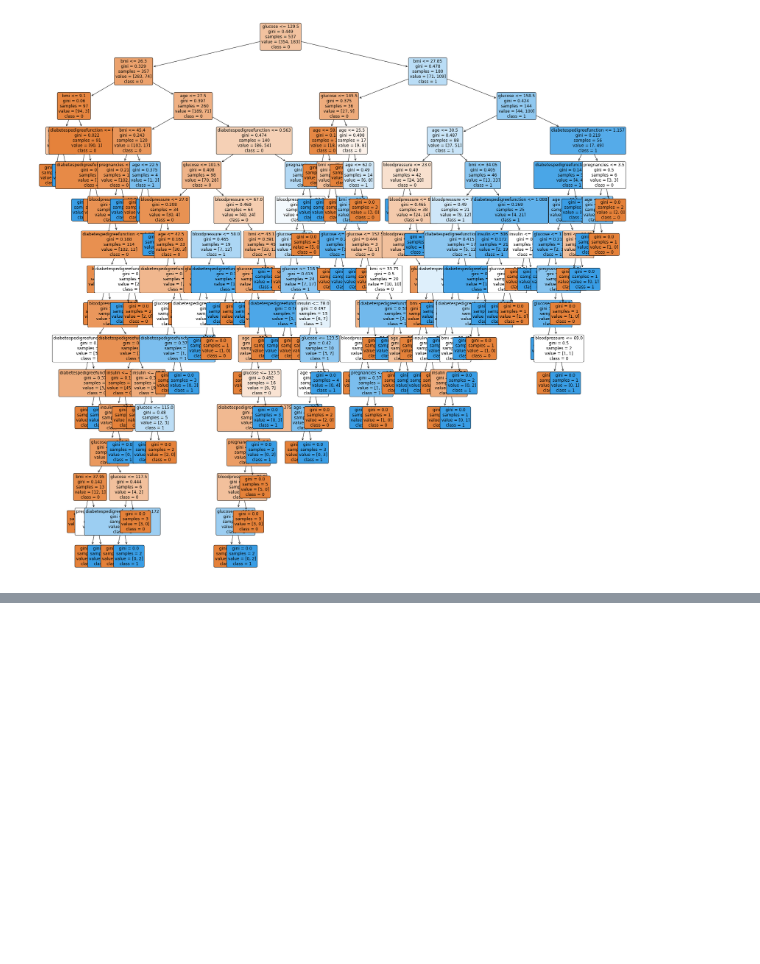
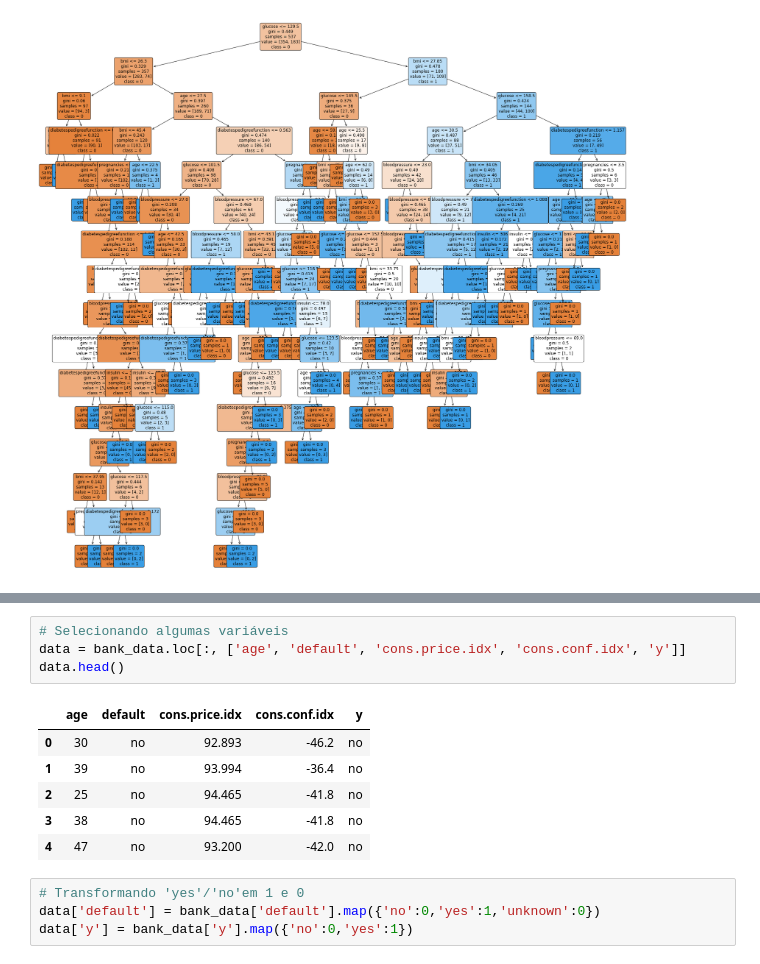
Before and after one commit to edneide/fund_ml_1_algoritmos, a Jupyter notebook: decision_tree_and_random_forest.ipynb, the cells around one changed output, grey strips where cells are left out. Cells and saved outputs as stored; diff of their text form; blank space fills up the shorter version.

```diff
--- a/decision_tree_and_random_forest.ipynb
+++ b/decision_tree_and_random_forest.ipynb
@@ -102,0 +131,15 @@ plt.show()
+# %%
+# Selecionando algumas variáveis
+data = bank_data.loc[:, ['age', 'default', 'cons.price.idx', 'cons.conf.idx', 'y']]
+data.head()
+# %% [output]
+|  | age | default | cons.price.idx | cons.conf.idx | y |
+| 0 | 30 | no | 92.893 | -46.2 | no |
+| 1 | 39 | no | 93.994 | -36.4 | no |
+| 2 | 25 | no | 94.465 | -41.8 | no |
+| 3 | 38 | no | 94.465 | -41.8 | no |
+| 4 | 47 | no | 93.200 | -42.0 | no |
+# %%
+# Transformando 'yes'/'no'em 1 e 0
+data['default'] = bank_data['default'].map({'no':0,'yes':1,'unknown':0})
+data['y'] = bank_data['y'].map({'no':0,'yes':1})
```
Also changed, not shown: parts of 19 cells of this notebook, 10 other files.
